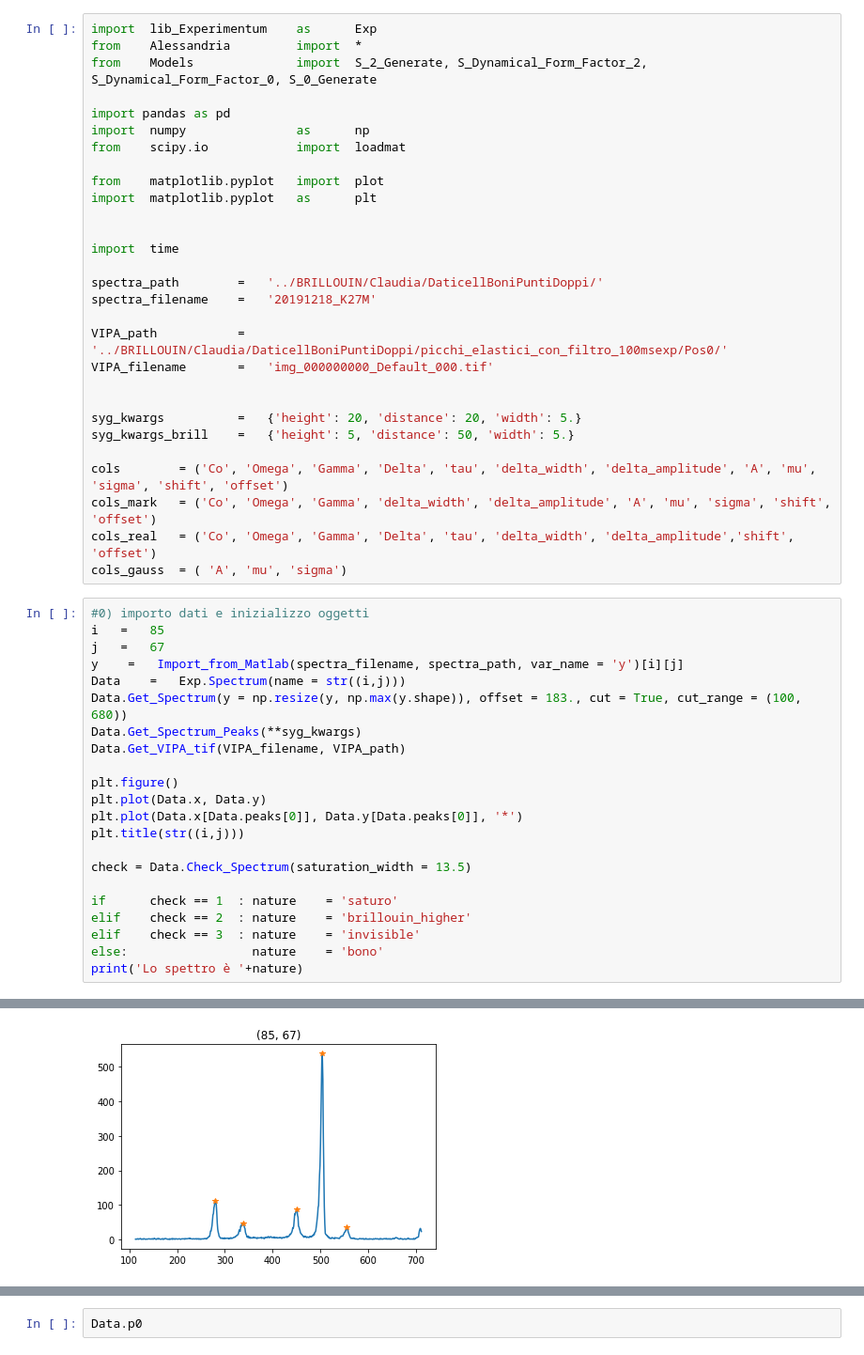
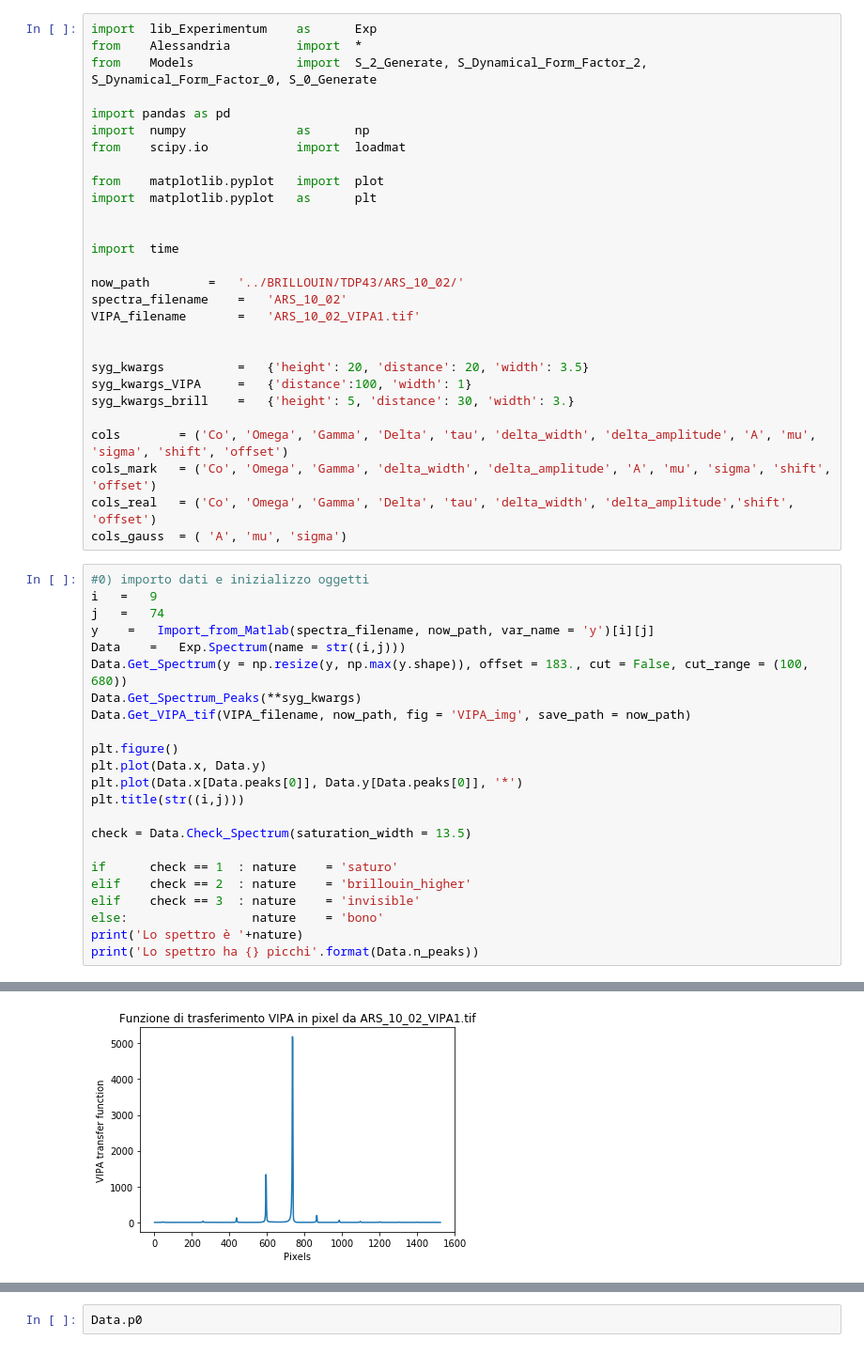
Before and after one commit to flautodipan/Python_Libraries, a Jupyter notebook: Experimentum_single.ipynb, the cells around one changed output, grey strips where cells are left out. Shown at 94% size. Saved outputs shown, nothing was run; the diff lists cells and outputs as text.

```diff
--- a/Experimentum_single.ipynb
+++ b/Experimentum_single.ipynb
@@ -13,15 +13,14 @@ import  matplotlib.pyplot   as      plt
 
 import  time
 
-spectra_path        =   '../BRILLOUIN/Claudia/DaticellBoniPuntiDoppi/'
-spectra_filename    =   '20191218_K27M'
-
-VIPA_path           =   '../BRILLOUIN/Claudia/DaticellBoniPuntiDoppi/picchi_elastici_con_filtro_100msexp/Pos0/'
-VIPA_filename       =   'img_000000000_Default_000.tif'
+now_path        =   '../BRILLOUIN/TDP43/ARS_10_02/'
+spectra_filename    =   'ARS_10_02'
+VIPA_filename       =   'ARS_10_02_VIPA1.tif'
 
 
-syg_kwargs          =   {'height': 20, 'distance': 20, 'width': 5.}
-syg_kwargs_brill    =   {'height': 5, 'distance': 50, 'width': 5.}
+syg_kwargs          =   {'height': 20, 'distance': 20, 'width': 3.5}
+syg_kwargs_VIPA     =   {'distance':100, 'width': 1}
+syg_kwargs_brill    =   {'height': 5, 'distance': 30, 'width': 3.}
 
 cols        = ('Co', 'Omega', 'Gamma', 'Delta', 'tau', 'delta_width', 'delta_amplitude', 'A', 'mu', 'sigma', 'shift', 'offset')
 cols_mark   = ('Co', 'Omega', 'Gamma', 'delta_width', 'delta_amplitude', 'A', 'mu', 'sigma', 'shift', 'offset')
@@ -29,13 +28,13 @@ cols_real   = ('Co', 'Omega', 'Gamma', 'Delta', 'tau', 'delta_width', 'delta_amp
 cols_gauss  = ( 'A', 'mu', 'sigma')
 # %%
 #0) importo dati e inizializzo oggetti
-i   =   85
-j   =   67
-y    =   Import_from_Matlab(spectra_filename, spectra_path, var_name = 'y')[i][j]
+i   =   9
+j   =   74
+y    =   Import_from_Matlab(spectra_filename, now_path, var_name = 'y')[i][j]
 Data    =   Exp.Spectrum(name = str((i,j)))
-Data.Get_Spectrum(y = np.resize(y, np.max(y.shape)), offset = 183., cut = True, cut_range = (100, 680))
+Data.Get_Spectrum(y = np.resize(y, np.max(y.shape)), offset = 183., cut = False, cut_range = (100, 680))
 Data.Get_Spectrum_Peaks(**syg_kwargs)
-Data.Get_VIPA_tif(VIPA_filename, VIPA_path)
+Data.Get_VIPA_tif(VIPA_filename, now_path, fig = 'VIPA_img', save_path = now_path)
 
 plt.figure()
 plt.plot(Data.x, Data.y)
@@ -49,6 +48,7 @@ elif    check == 2  : nature    = 'brillouin_higher'
 elif    check == 3  : nature    = 'invisible'
 else:                 nature    = 'bono'
 print('Lo spettro è '+nature)
+print('Lo spettro ha {} picchi'.format(Data.n_peaks))
 # %% [output]
 ATTENZIONE funzione da aggiornare
 
@@ -59 +58 @@ Lo spettro è bono
-[figure, old version]
+[figure, new version]
```
Also changed, not shown: parts of 5 cells of this notebook, 2 other files.
